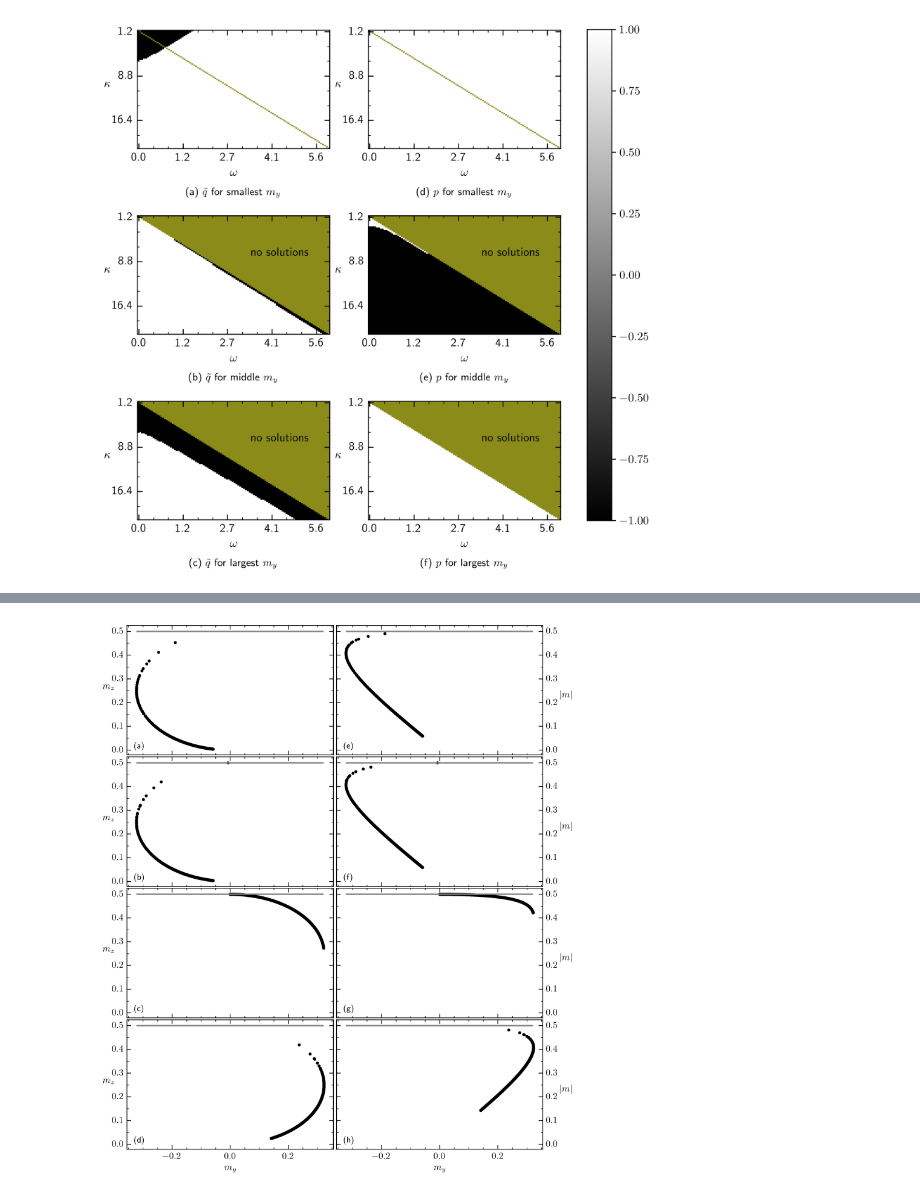
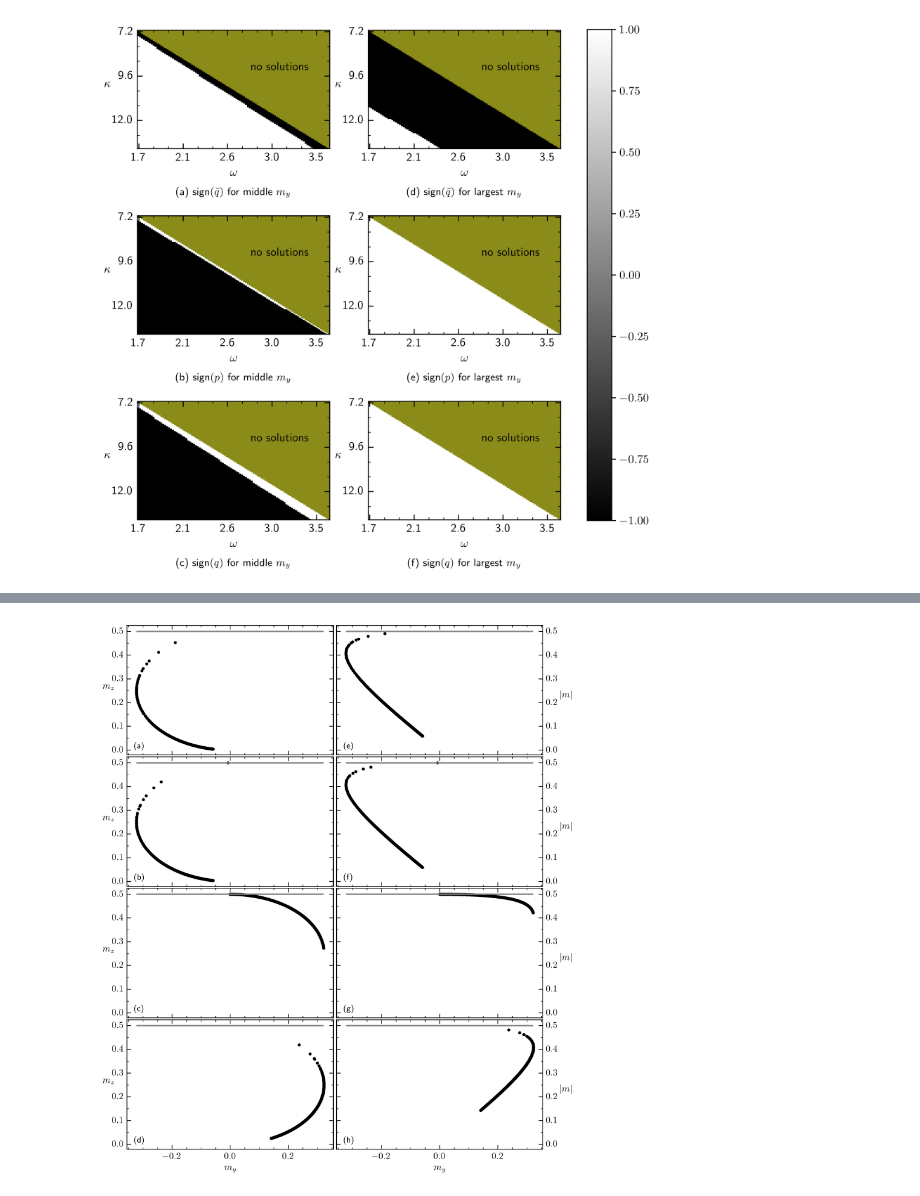
Before and after one commit to ChriGomm/Bachelor_sympy, a Jupyter notebook: sign_lam.ipynb, the cells around one changed output, grey strips where cells are left out. Cells and saved outputs as stored; diff of their text form; code cells hidden in the pictures.

Commit message:
corrected boundary heatmaps and looked at some trajectories

```diff
--- a/sign_lam.ipynb
+++ b/sign_lam.ipynb
@@ -277,7 +355,8 @@ class Setup_Fig():
         return fig, ax
 # %%
 # boundary in W-K for the number of fixed points determination
-K = np.linspace(1+1/10**4,20,100)
+K = np.linspace(6,12,100)
+# K = np.linspace(1+1/10**4,20,100)
 W = np.zeros_like(K)
 for i in range(len(K)):
     # print(FKK(1/10**6,k[i]),FKK(10**5,k[i]))
@@ -429,7 +468,7 @@ for l in range(1):#,w.shape[1]):
                 except:
                     print('2sol',i,j)
 # %%
-# lamda23 analysis
+# lamda23 analysis ml
 from matplotlib.colors import LinearSegmentedColormap
 
 p = np.zeros_like(root)
@@ -437,20 +476,21 @@ old_roots = np.load('roots_K>1.npy')
 sqrt_interior = np.zeros_like(root)
 lamda = np.zeros_like(root)
 border = np.zeros_like(root)
+q = np.zeros_like(root)
 for s in range(3):
     for i in range(np.shape(k)[0]):
         for j in range(np.shape(w)[0]):
-            if s==0 and i!=j:
+            if s<0 and i!=j:
                 border[i,j,s]=np.nan
-            elif s>0 and i>j:
+            elif s>=0 and i>j:
                 border[i,j,s]=np.nan
             if s==1 and i==j:
-                p[i,j,s], sqrt_interior[i,j,s] = lamtest(root[i,j,0],w[j],k[i],Gam,sgam)
+                p[i,j,s], sqrt_interior[i,j,s], q[i,j,s] = lamtest(root[i,j,0],w[j],k[i],Gam,sgam)
             elif s>0 and i<j:
-                p[i,j,s], sqrt_interior[i,j,s] =1,1
+                p[i,j,s], sqrt_interior[i,j,s] ,q[i,j,s]=1,1,1
 
             else:
-                p[i,j,s], sqrt_interior[i,j,s] = lamtest(root[i,j,s],w[j],k[i],Gam,sgam)
+                p[i,j,s], sqrt_interior[i,j,s], q[i,j,s] = lamtest(root[i,j,s],w[j],k[i],Gam,sgam)
             if sqrt_interior[i,j,s]>=0:
                 lamda[i,j,s]=(-p[i,j,s]+np.sqrt(sqrt_interior[i,j,s]))/2
             else:
@@ -462,13 +502,15 @@ tickp = TickProperties(SZX=True,SZY=True,\
                         xtick_step_minor=5,\
                             ytick_step_major=15,\
                                 ytick_step_minor=5)
-setup = Setup_Fig(name_of_plot='lam2_anal.png',tickp=tickp,formater=tickformat)
+setup = Setup_Fig(name_of_plot='lam2_anal_ml.png',tickp=tickp,formater=tickformat)
 setup.fig_width= 20.6*cm
 setup.fig_height=20.6*cm #29.1*cm
 setup.DEFAULT_HEAT_EXTEND = (-0.5,64.5,39.5,-0.5)
 fig, ax = setup.return_fig(shape=(3,2),dots_per_inch=600)
-plotstruct = [[sqrt_interior[:,:,0],sqrt_interior[:,:,1],sqrt_interior[:,:,2]],[p[:,:,0],p[:,:,1],p[:,:,2]]]
-title = [[r'(a) $\tilde{q}$ for smallest $m_y$',r'(b) $\tilde{q}$ for middle $m_y$',r'(c) $\tilde{q}$ for largest $m_y$'],[r'(d) $p$ for smallest $m_y$',r'(e) $p$ for middle $m_y$',r'(f) $p$ for largest $m_y$']]
+# plotstruct = [[sqrt_interior[:,:,0],sqrt_interior[:,:,1],sqrt_interior[:,:,2]],[q[:,:,0],q[:,:,1],q[:,:,2]]]
+plotstruct = [[sqrt_interior[:,:,1],p[:,:,1],q[:,:,1]],[sqrt_interior[:,:,2],p[:,:,2],q[:,:,2]]]
+# title = [[r'(a) $\tilde{q}$ for smallest $m_y$',r'(b) $\tilde{q}$ for middle $m_y$',r'(c) $\tilde{q}$ for largest $m_y$'],[r'(d) $p$ for smallest $m_y$',r'(e) $p$ for middle $m_y$',r'(f) $p$ for largest $m_y$']]
+title = [[r'(a) sign$(\tilde{q})$ for middle $m_y$',r'(b) sign$(p)$ for middle $m_y$',r'(c) sign$(q)$ for middle $m_y$'],[r'(d) sign$(\tilde{q})$ for largest $m_y$',r'(e) sign$(p)$ for largest $m_y$',r'(f) sign$(q)$ for largest $m_y$']]
 images = []
 cdict1 = {
     'blue': (
@@ -478,32 +520,32 @@ cdict1 = {
     ),
     'red': (
         (0.0, 0.0, 1.0),
         (1.0, 0.1, 0.0),
     ),
     'green': (
         (0.0, 0.0, 1.0),
         (1.0, 0.1, 0.0),
 
     )
 }
 colormap = LinearSegmentedColormap('red',cdict1)
 for i in range(3):
     for j in range(2):
         im = ax[i,j].imshow(np.sign(plotstruct[j][i]),cmap='gray',vmin=-1,vmax=1,extent=(-0.5,64.5,39.5,-0.5))
         borderline = ax[i,j].imshow(border[:,:,i],cmap=colormap,vmin=-1,vmax=1,extent=(-0.5,64.5,39.5,-0.5))
         ax[i,j].set_title(title[j][i],loc='center',y=-0.45,fontsize=9)
         ax[i,j].set_xlabel(r'$\omega$')
         ax[i,j].set_ylabel(r'$\kappa$',rotation=0)
-        if i>0:
+        if i>=0:
             ax[i,j].text(38,13,r'no solutions')
         # ax[i,j].plot(w,k)
         # im.set_extend(((-0.5,39.5,39.5,-0.5)))
         images.append(im)
 # cbar1 = fig.colorbar(images[3],ax=ax,orientation='vertical',fraction=0.05)
 cbar2 = fig.colorbar(images[-2],ax=ax,orientation='vertical',shrink=0.934)
 # fig.tight_layout()
 # plt.figtext(s=r'\,\\Figure 5: The figures a-c present the sign of the interior of the square root for the eigenvalues $\lambda_{23}$ \\for the different fixed points and parameter configurations. Figures d-f show in the same manner \\the sign of $p$. In the entire setup is \\$\Gamma=1$ and $\gamma=0.2$ fixed.',x=0,y=0,fontsize=10,bbox=dict(xy=(0,0),width=5,height=5,boxstyle='Square'))
 # plt.savefig('/home/christian/Documents/Bachelor/protocol/pictures/'+setup.name_of_plot,bbox_inches='tight')
 plt.show()
 # %% [output]
-[figure, old version]
+[figure, new version]
```
Also changed, not shown: parts of 18 cells of this notebook.
